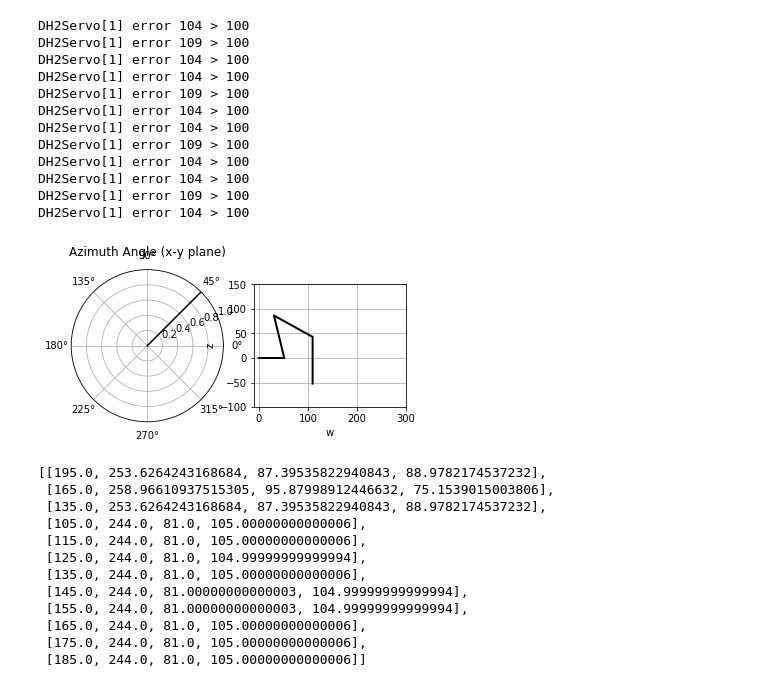
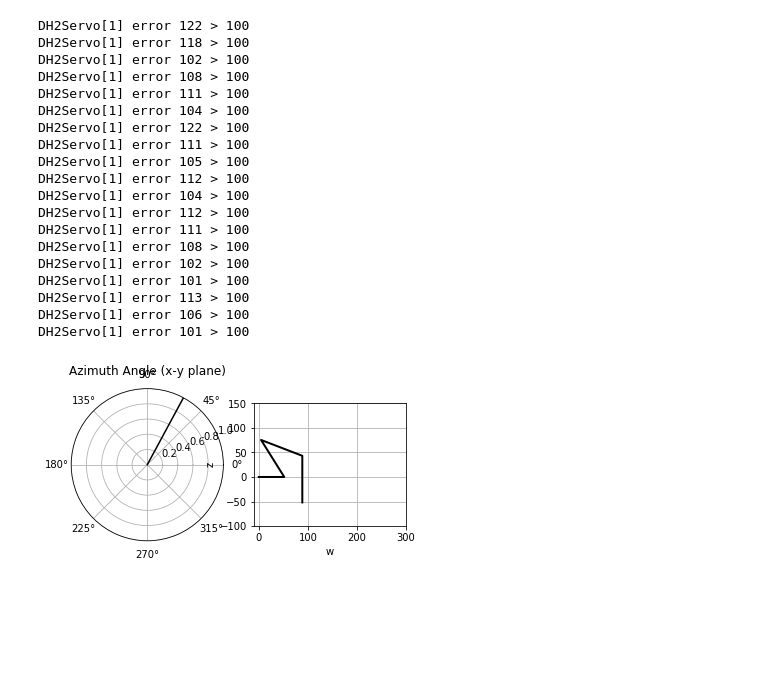
Before and after one commit to MultipedRobotics/multiped, a Jupyter notebook: ax12/docs/test.ipynb, the cells around one changed output. Cells and saved outputs as stored; diff of their text form; code cells hidden in the pictures; blank space fills up the shorter version.

```diff
--- a/ax12/docs/test.ipynb
+++ b/ax12/docs/test.ipynb
@@ -17,7 +17,7 @@ from quadruped import DiscreteRippleGait
 from quadruped import Leg4
 # %%
 class Sim(object):
-    def __init__(self, cmd=[0,0,pi/2]):
+    def __init__(self, cmd=[1,1,pi/2]):
         data = {
             # [ length, (limits), offset]
             'coxa':   [52, [-90, 90], 150],
@@ -124,40 +124,36 @@ class Sim(object):
         return self.rplot(*aa)
 
     def run(self):
-        anim = animation.FuncAnimation(self.fig, self.anim_animate, frames=len(self.angle[0]), blit=True)
-        self.anim = anim
+        return animation.FuncAnimation(self.fig, self.anim_animate, frames=len(self.angle[0]), blit=True)
+#         self.anim = anim
+#         plt.show()
+#         return anim
 # %%
 s = Sim()
-s.run()
+a = s.run()
 # %% [output]
+DH2Servo[1] error 122 > 100
+DH2Servo[1] error 118 > 100
+DH2Servo[1] error 102 > 100
+DH2Servo[1] error 108 > 100
+DH2Servo[1] error 111 > 100
 DH2Servo[1] error 104 > 100
-DH2Servo[1] error 109 > 100
+DH2Servo[1] error 122 > 100
+DH2Servo[1] error 111 > 100
+DH2Servo[1] error 105 > 100
+DH2Servo[1] error 112 > 100
 DH2Servo[1] error 104 > 100
-DH2Servo[1] error 104 > 100
-DH2Servo[1] error 109 > 100
-DH2Servo[1] error 104 > 100
-DH2Servo[1] error 104 > 100
-DH2Servo[1] error 109 > 100
-DH2Servo[1] error 104 > 100
-DH2Servo[1] error 104 > 100
-DH2Servo[1] error 109 > 100
-DH2Servo[1] error 104 > 100
+DH2Servo[1] error 112 > 100
+DH2Servo[1] error 111 > 100
+DH2Servo[1] error 108 > 100
+DH2Servo[1] error 102 > 100
+DH2Servo[1] error 101 > 100
+DH2Servo[1] error 113 > 100
+DH2Servo[1] error 106 > 100
+DH2Servo[1] error 101 > 100
-[figure, old version]
+[figure, new version]
 # %%
 # when i call the animation, this will make it work
 rc('animation', html='html5')
 # %%
 s.angle[0]
-# %% [output]
-[[195.0, 253.6264243168684, 87.39535822940843, 88.9782174537232],
- [165.0, 258.96610937515305, 95.87998912446632, 75.1539015003806],
- [135.0, 253.6264243168684, 87.39535822940843, 88.9782174537232],
- [105.0, 244.0, 81.0, 105.00000000000006],
- [115.0, 244.0, 81.0, 105.00000000000006],
- [125.0, 244.0, 81.0, 104.99999999999994],
- [135.0, 244.0, 81.0, 105.00000000000006],
- [145.0, 244.0, 81.00000000000003, 104.99999999999994],
- [155.0, 244.0, 81.00000000000003, 104.99999999999994],
- [165.0, 244.0, 81.0, 105.00000000000006],
- [175.0, 244.0, 81.0, 105.00000000000006],
- [185.0, 244.0, 81.0, 105.00000000000006]]
```
Also changed, not shown: parts of 4 cells of this notebook, 4 other files.
